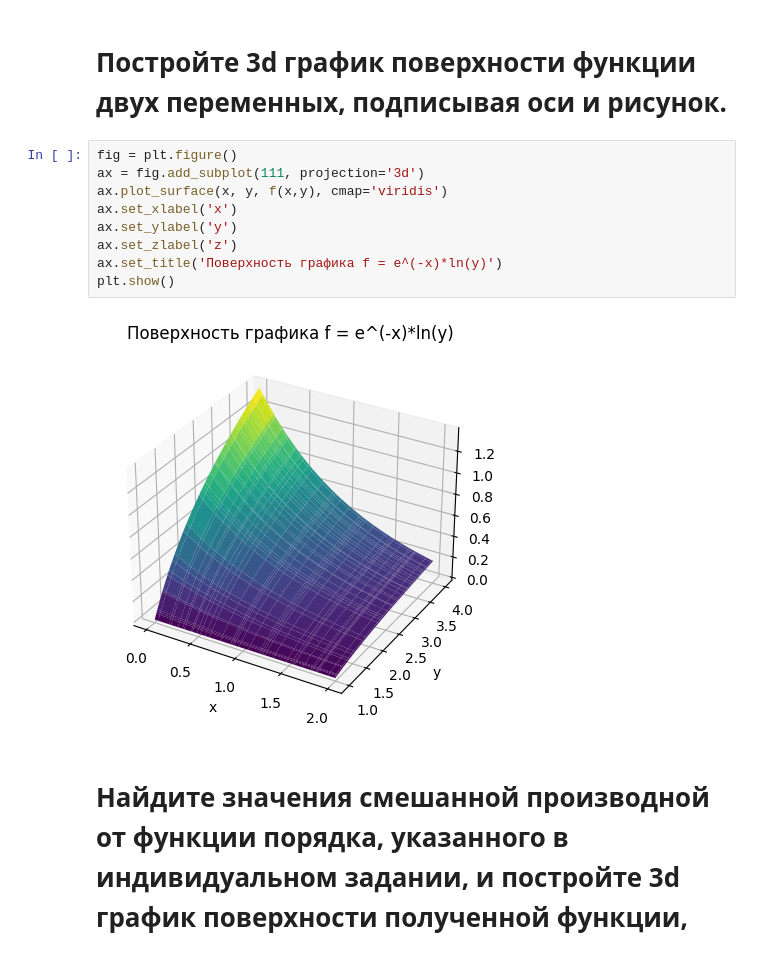
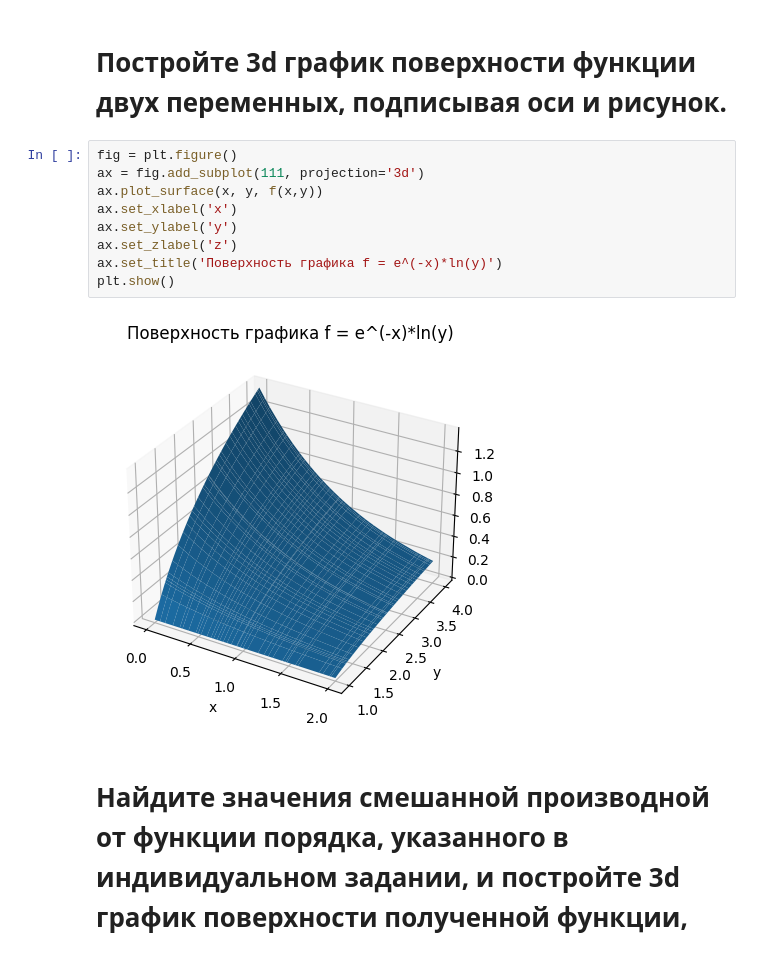
Before and after one commit to kjxeez/machine-learning, a Jupyter notebook: Tensorflow.ipynb, the cells around one changed output. Drawn from its saved outputs; the diff is of its cells as text.

```diff
--- a/Tensorflow.ipynb
+++ b/Tensorflow.ipynb
@@ -192,14 +192,14 @@ tf.reduce_min(f(x,y))
 # %%
 fig = plt.figure()
 ax = fig.add_subplot(111, projection='3d')
-ax.plot_surface(x, y, f(x,y), cmap='viridis')
+ax.plot_surface(x, y, f(x,y))
 ax.set_xlabel('x')
 ax.set_ylabel('y')
 ax.set_zlabel('z')
 ax.set_title('Поверхность графика f = e^(-x)*ln(y)')
 plt.show()
 # %% [output]
-[figure, old version]
+[figure, new version]
 # %% [markdown]
 # __Найдите значения смешанной производной от функции порядка, указанного в индивидуальном задании, и постройте 3d график поверхности полученной функции, подписывая оси и рисунок.__
 d4/dxdy3
```
Also changed, not shown: parts of 7 cells of this notebook.
